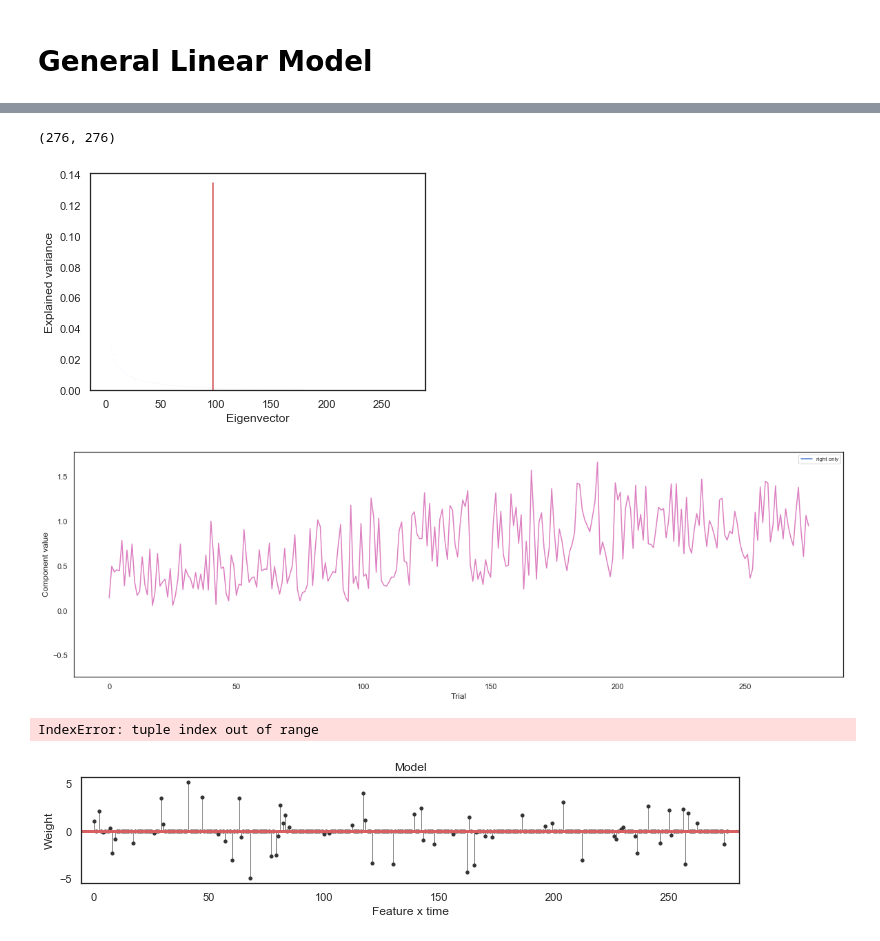
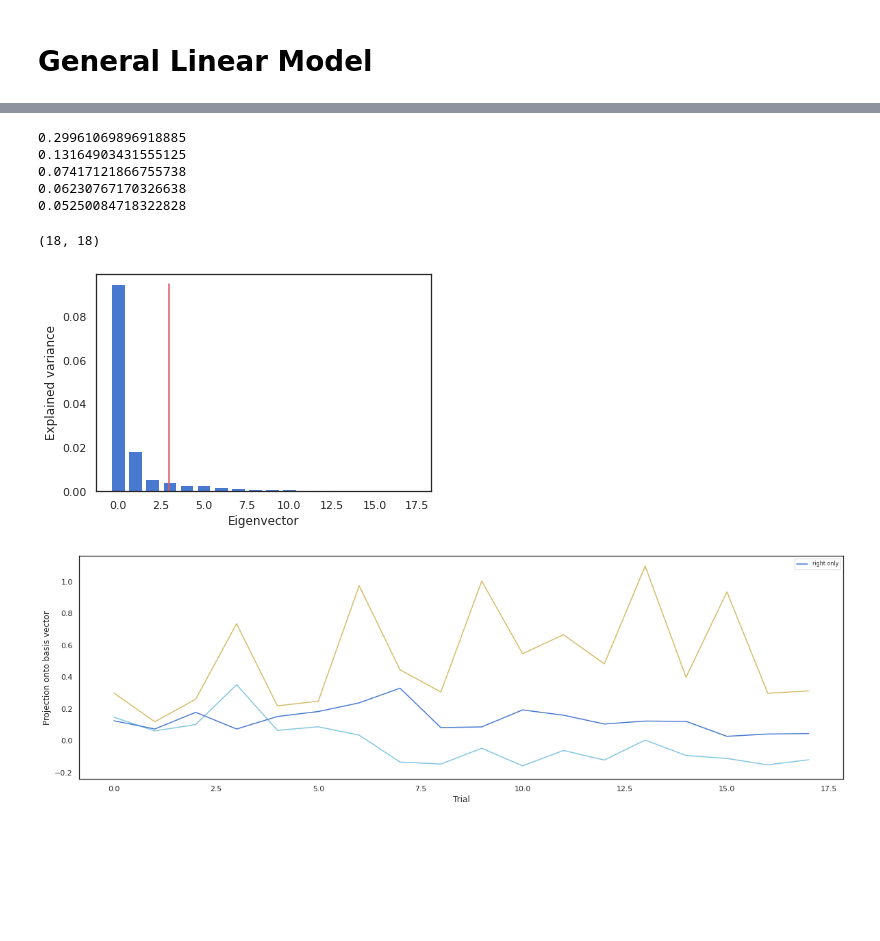
Before and after one commit to jorgeerrz/mistaken_mice, a Jupyter notebook: mistaken_mice.ipynb, the cells around one changed output, grey strips where cells are left out. Cells and saved outputs as stored; diff of their text form; code cells hidden in the pictures; blank space fills up the shorter version.

```diff
--- a/mistaken_mice.ipynb
+++ b/mistaken_mice.ipynb
@@ -140,22 +148,27 @@ array([-1., -1.,  1., -1., -1., -1., -1., -1.,  1., -1.])
 # %%
 session = 11
-filtered = filter_spikes(alldat,session,unfair_only=False)
-dat = neurons_PCA(filtered ,0.1,50,130)
+filtered = filter_spikes(alldat,session,unfair_only=True,brain_area='VISp')
+dat = neurons_PCA(filtered,0.1,50,130)
 plt.plot(dat['PCs'][0,:])
+plt.plot(dat['PCs'][1,:])
+plt.plot(dat['PCs'][2,:])
 
+print(np.std(dat['PCs'][0,:]))
+print(np.std(dat['PCs'][1,:]))
+print(np.std(dat['PCs'][2,:]))
+print(np.std(dat['PCs'][3,:]))
+print(np.std(dat['PCs'][4,:]))
 
 
 plt.xlabel('Trial')
-plt.ylabel('Component value')
+plt.ylabel('Projection onto basis vector')
 dat['PCs'].shape
 # %% [output]
-(276, 276)
+0.29961069896918885
+0.13164903431555125
+0.07417121866755738
+0.06230767170326638
+0.05250084718322828
+(18, 18)
-[figure, old version]
+[figure, new version]
-[figure, old version]
+[figure, new version]
-# %%
-
-
-logreg = GLM_logistic(dat['PCs'], filtered['chcs'], pen = "l1", lambda_L2 = 3)
-# %% [output]
-IndexError: tuple index out of range
-[figure, removed]
```
Also changed, not shown: parts of 8 cells of this notebook.
